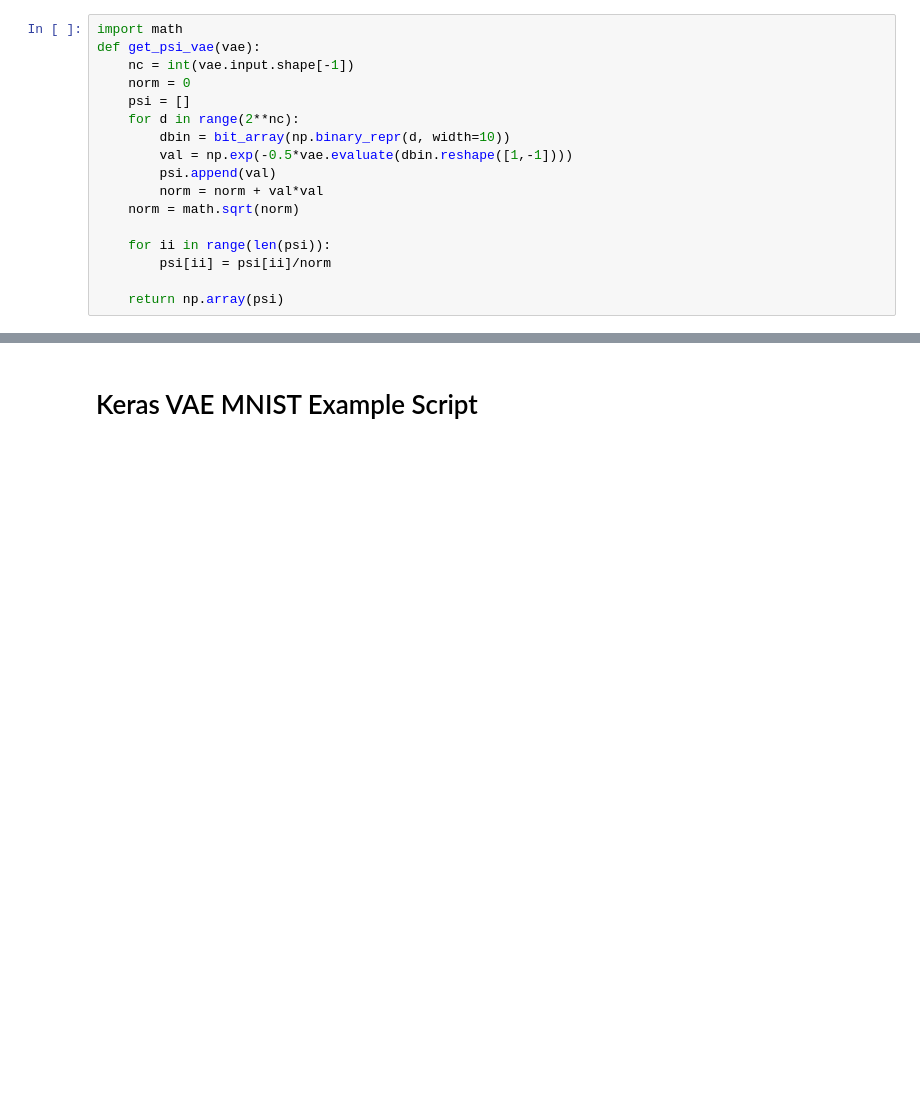
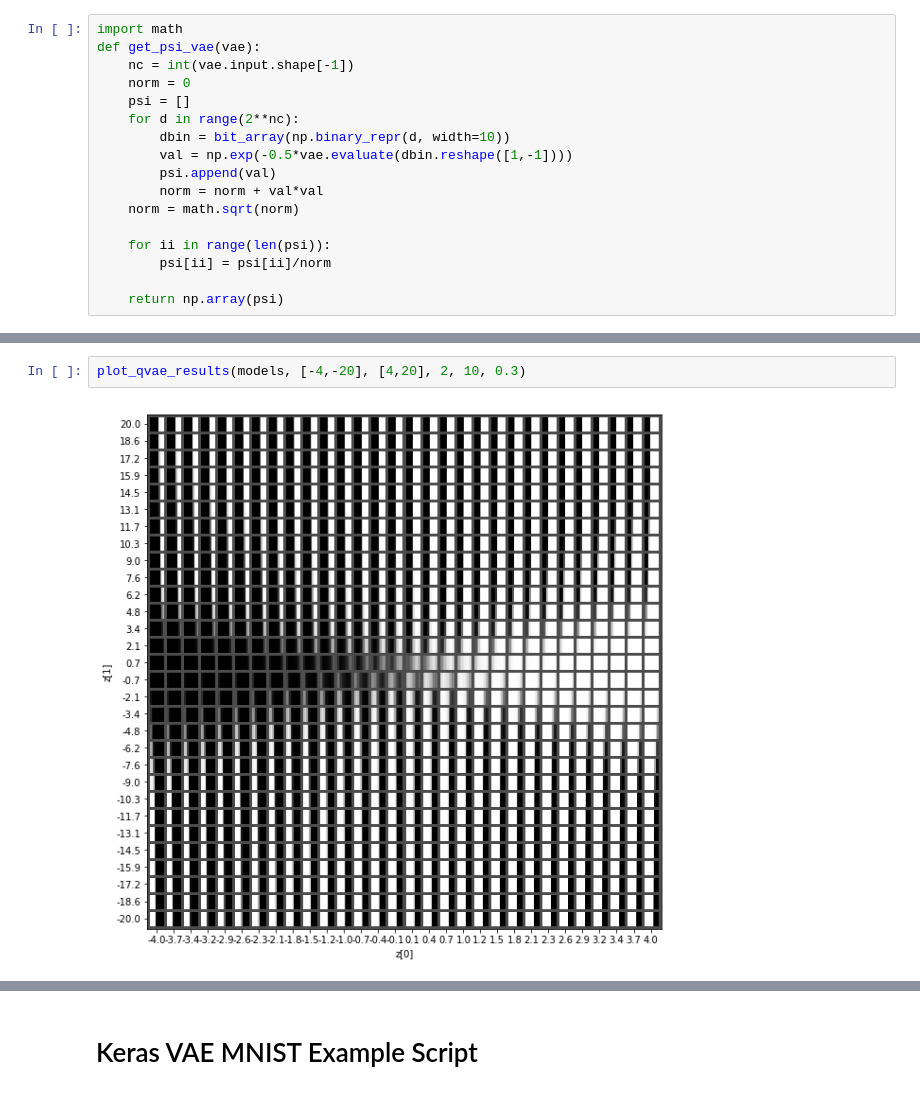
Before and after one commit to ktucker27/quantumML, a Jupyter notebook: python/quantum_vae.ipynb, the cells around one changed output, grey strips where cells are left out. Drawn from its saved outputs; the diff is of its cells as text; blank space fills up the shorter version.

```diff
--- a/python/quantum_vae.ipynb
+++ b/python/quantum_vae.ipynb
@@ -203,0 +285,4 @@ ValueError: c of shape (10000,) not acceptable as a color sequence for x with si
+# %%
+plot_qvae_results(models, [-4,-20], [4,20], 2, 10, 0.3)
+# %% [output]
+[figure, added]
```
Also changed, not shown: parts of 14 cells of this notebook.
